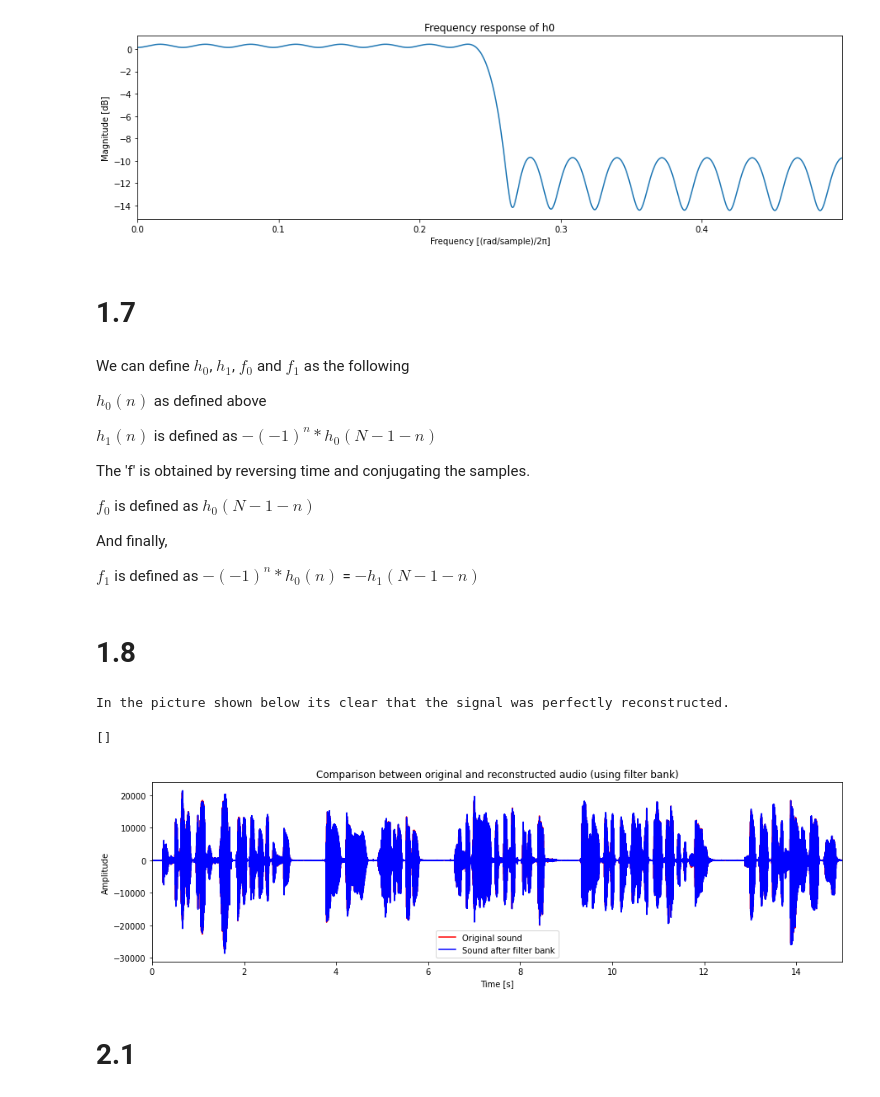
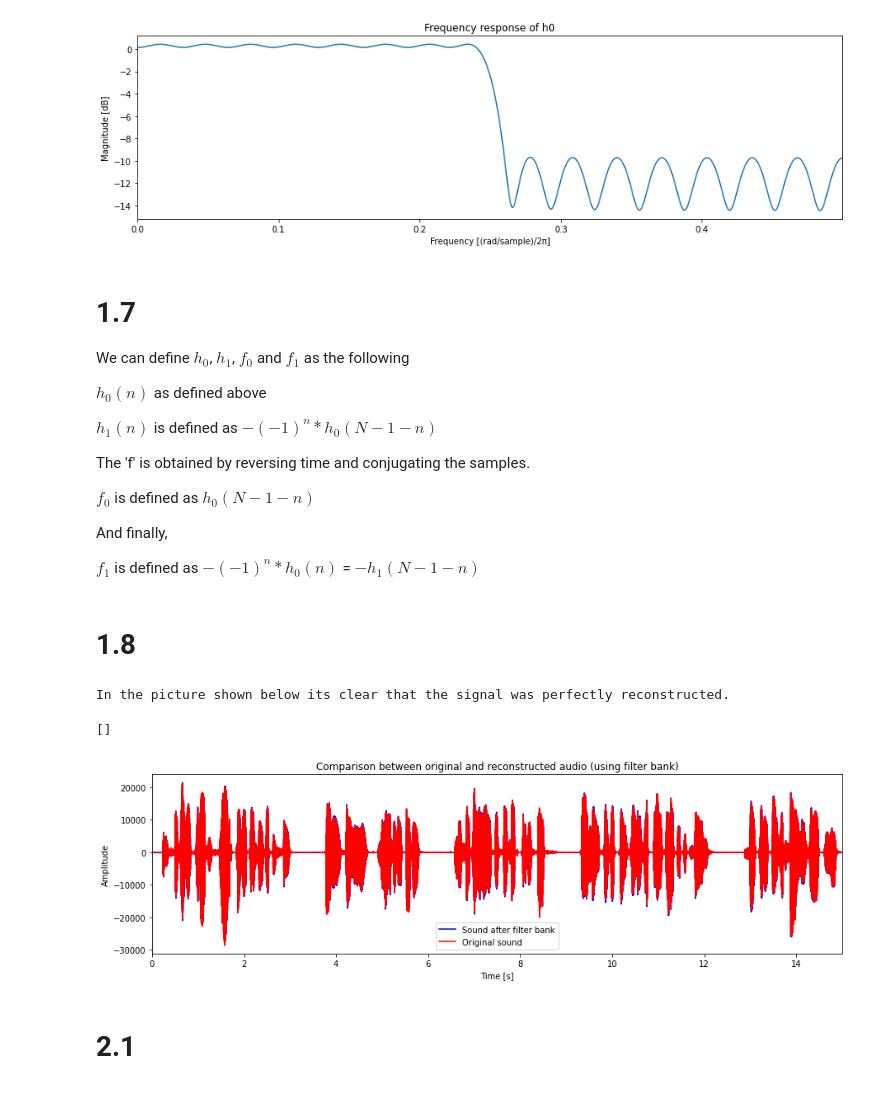
Before and after one commit to daniel-deutsch/TSIA201, a Jupyter notebook: TP2/main.ipynb, the cells around one changed output. Saved outputs shown, nothing was run; the diff lists cells and outputs as text; code cells hidden in the pictures.

```diff
--- a/TP2/main.ipynb
+++ b/TP2/main.ipynb
@@ -363,9 +363,9 @@ h0 = Filter("h0", tdata=h0)
 h0.freqz_plot()
 # %% [output]
 [figure]
-# %% [markdown]
-# 1.7
 # %% [markdown]
+# 1.7
+
 We can define $h_0$, $h_1$, $f_0$ and $f_1$ as the following
 
 $h_0(n)$ as defined above
@@ -412,23 +412,23 @@ reconstructed.listen()
 # %%
 # Obtains the time of both signals
 taudio = np.linspace(0, len(audio.tdata)/audio.fs, len(audio.tdata))
 treconstructed = np.linspace(0, len(reconstructed.tdata)/reconstructed.fs, len(reconstructed.tdata))
 
 # Visually compare the reconstructed and the original sound
 print("\nIn the picture shown below its clear that the signal was perfectly reconstructed.")
 plt.figure(figsize=(15, 4))
 plt.title("Comparison between original and reconstructed audio (using filter bank)")
+plt.plot(treconstructed, reconstructed.tdata, color="b")
 plt.plot(taudio, audio.tdata, color="r")
-plt.plot(treconstructed, reconstructed.tdata, color="b")
 plt.xlim(taudio[0], taudio[-1])
-plt.legend(("Original sound", "Sound after filter bank"))
+plt.legend(("Sound after filter bank", "Original sound"))
 plt.ylabel("Amplitude")
 plt.xlabel("Time [s]")
 plt.plot()
 # %% [output]
 In the picture shown below its clear that the signal was perfectly reconstructed.
 []
-[figure, old version]
+[figure, new version]
 # %% [markdown]
 # 2.1
 # %%
```
Also changed, not shown: parts of 5 cells of this notebook, 4 other files.
